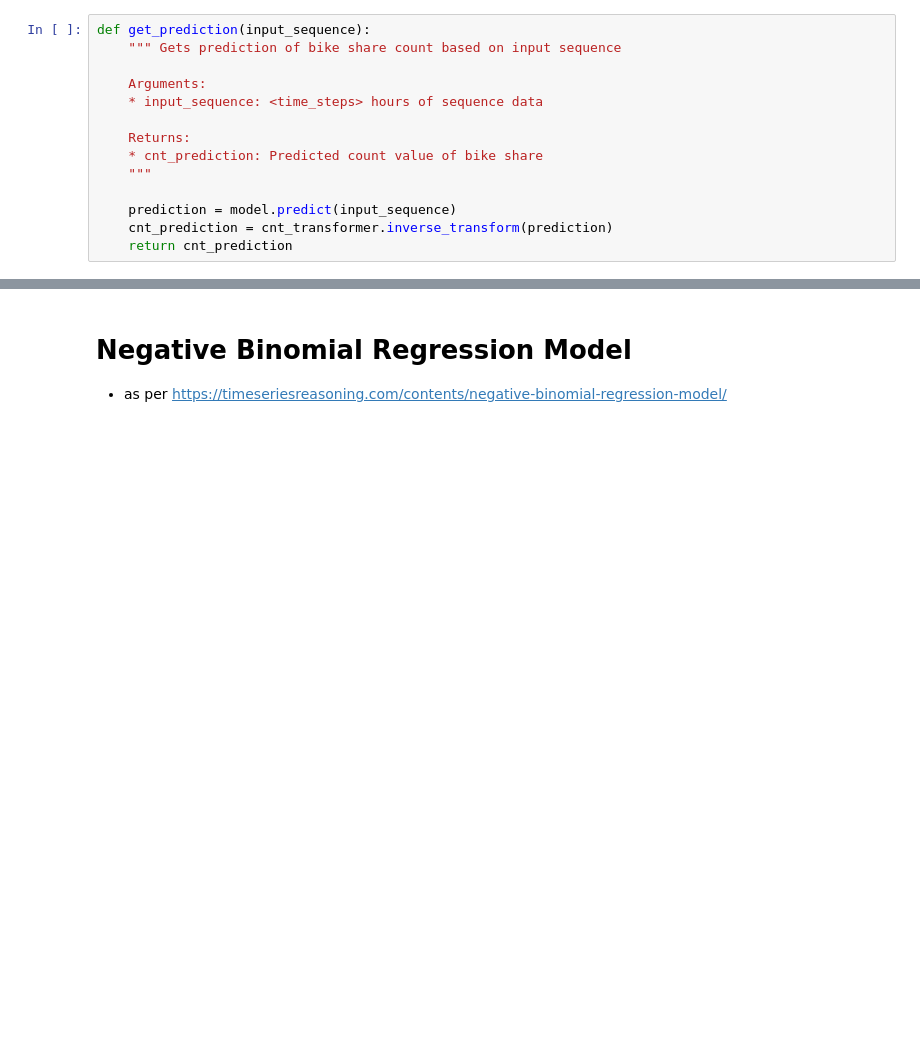
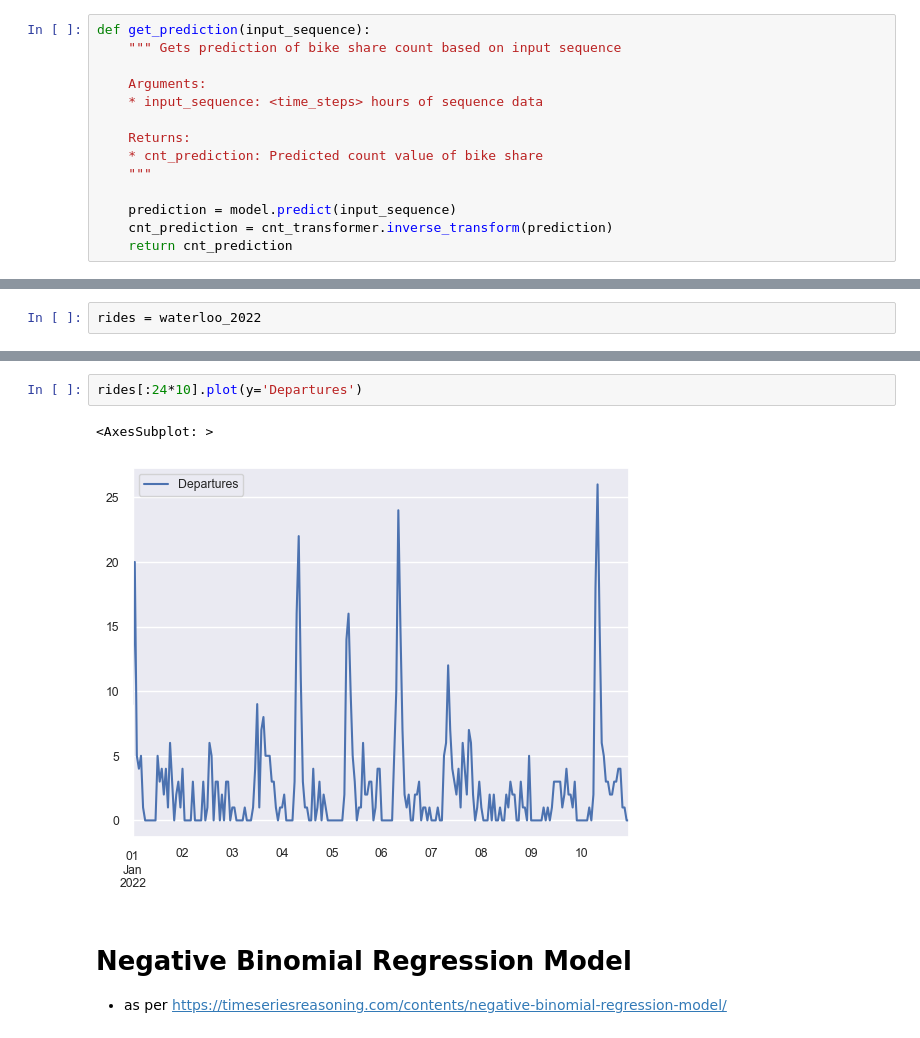
Before and after one commit to elrhmo/TfL_Bike_Analysis, a Jupyter notebook: analysis_machinelearning.ipynb, the cells around one changed output, grey strips where cells are left out. Saved outputs shown, nothing was run; the diff lists cells and outputs as text; blank space fills up the shorter version.

```diff
--- a/analysis_machinelearning.ipynb
+++ b/analysis_machinelearning.ipynb
@@ -1493,0 +1503,2 @@ Detected at node 'while/MatMul' defined at (most recent call last):
+# %%
+rides = waterloo_2022
@@ -1494,3 +1521,8 @@ Detected at node 'while/MatMul' defined at (most recent call last):
+# %%
+rides[:24*10].plot(y='Departures')
+# %% [output]
+<AxesSubplot: >
+[figure, added]
 # %% [markdown]
 # Negative Binomial Regression Model
 - as per https://timeseriesreasoning.com/contents/negative-binomial-regression-model/
```
Also changed, not shown: parts of 18 cells of this notebook.
